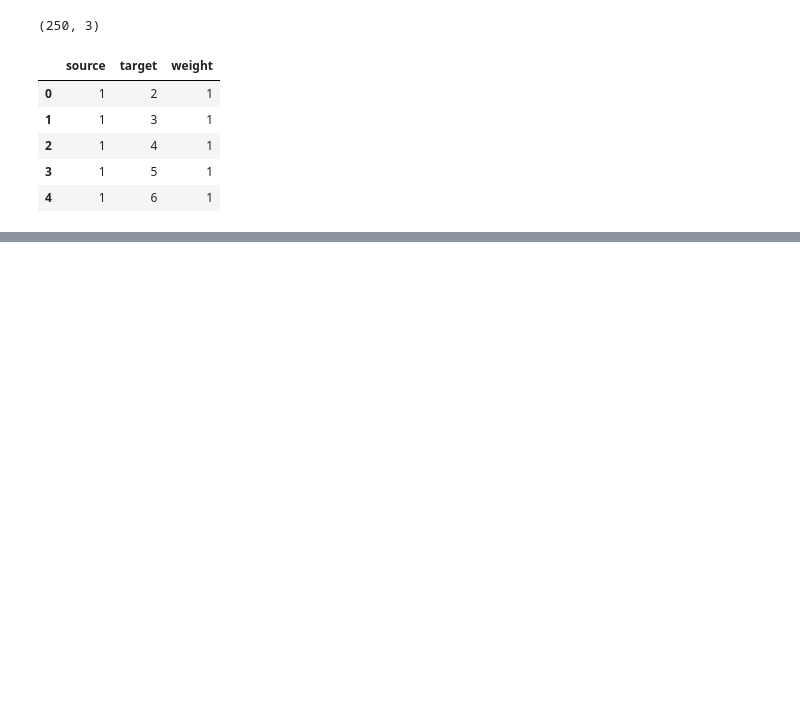
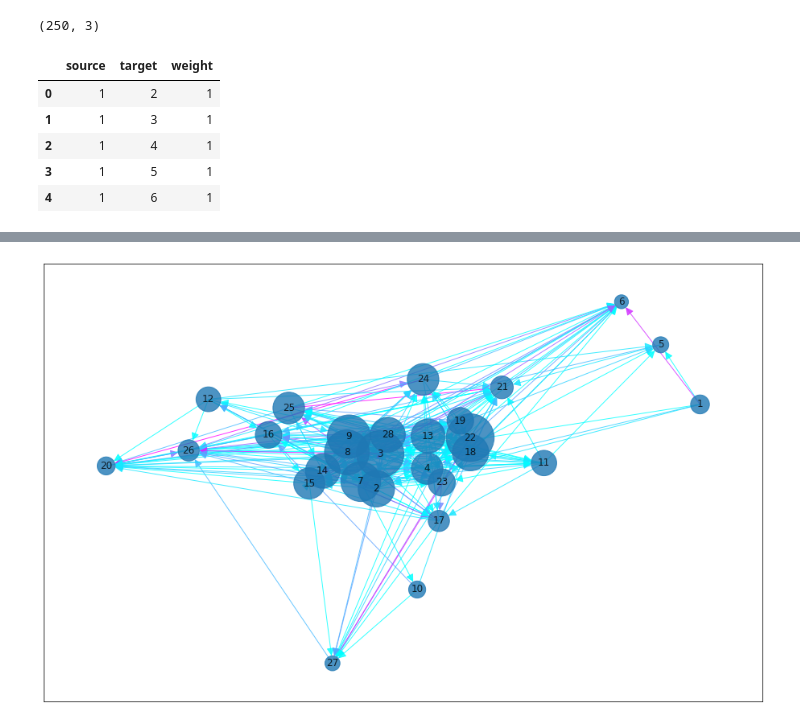
Before and after one commit to MCGallaspy/dse241_hw, a Jupyter notebook: exercise5/Network visualization.ipynb, the cells around one changed output, grey strips where cells are left out. Drawn from its saved outputs; the diff is of its cells as text; code cells hidden in the pictures; blank space fills up the shorter version.

```diff
--- a/exercise5/Network visualization.ipynb
+++ b/exercise5/Network visualization.ipynb
@@ -39,0 +144,23 @@ nx.draw(G)
+# %%
+from matplotlib import cm
+from matplotlib import pyplot as plt
+# edge_colors = (1. - (wins.weight / (wins.weight.max() - wins.weight.min())))
+fig, ax = plt.subplots(figsize=(16, 10))
+edge_colors = (wins.weight / (wins.weight.max() - wins.weight.min()))
+node_sizes = ages.nwins.values * 50 + 300
+pos = nx.layout.spring_layout(G,
+                              seed=42,
+#                               k=5,
+                              weight="norm_weight")
+nx.draw_networkx(G,
+                 pos=pos,
+                 ax=ax,
+                 node_size=node_sizes,
+                 arrowsize=20,
+                 font_size=12,
+                 edge_color=edge_colors,
+                 edge_cmap=cm.cool,
+                 alpha=0.8,
+                 with_labels=True)
+# %% [output]
+[figure, added]
```
Also changed, not shown: parts of 9 cells of this notebook.
